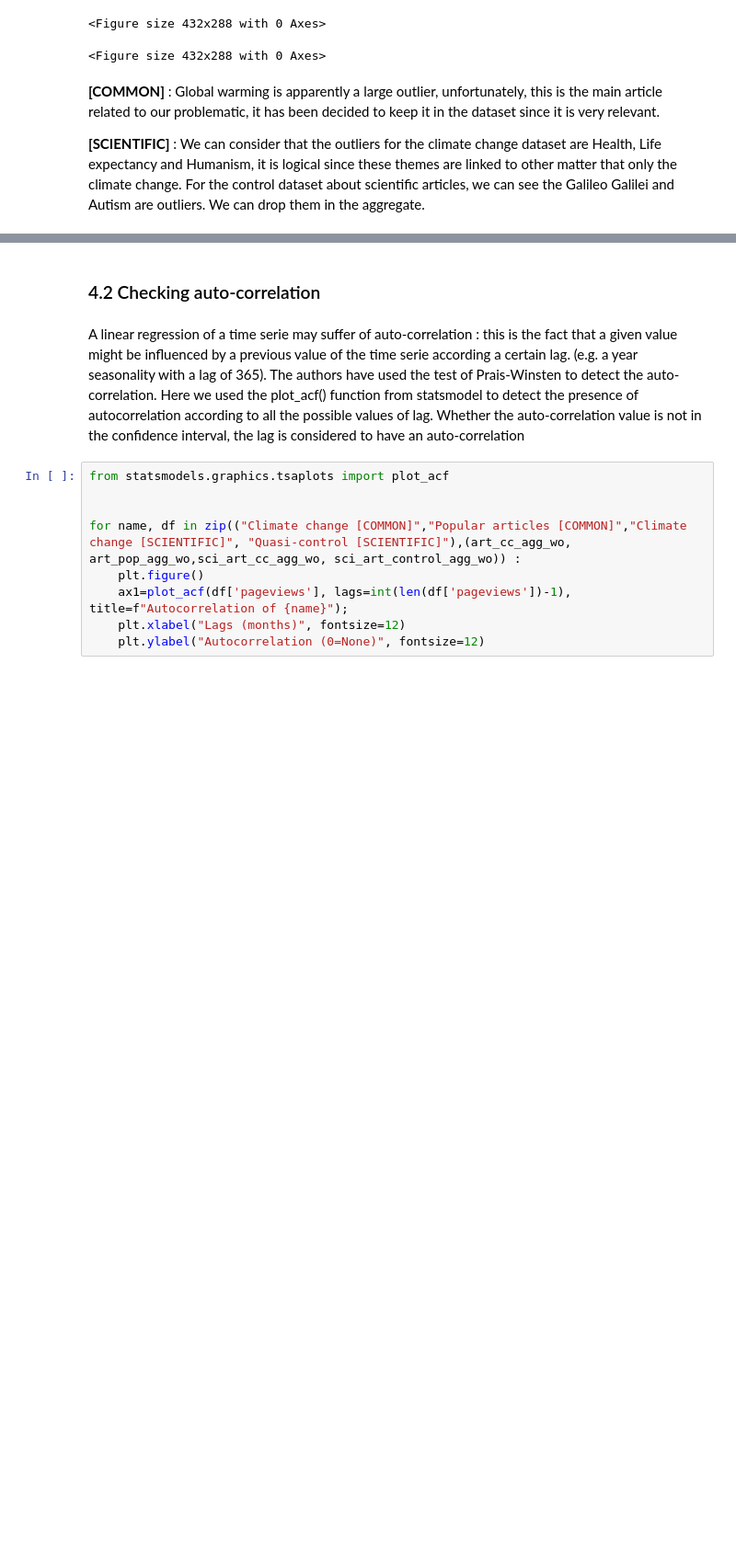
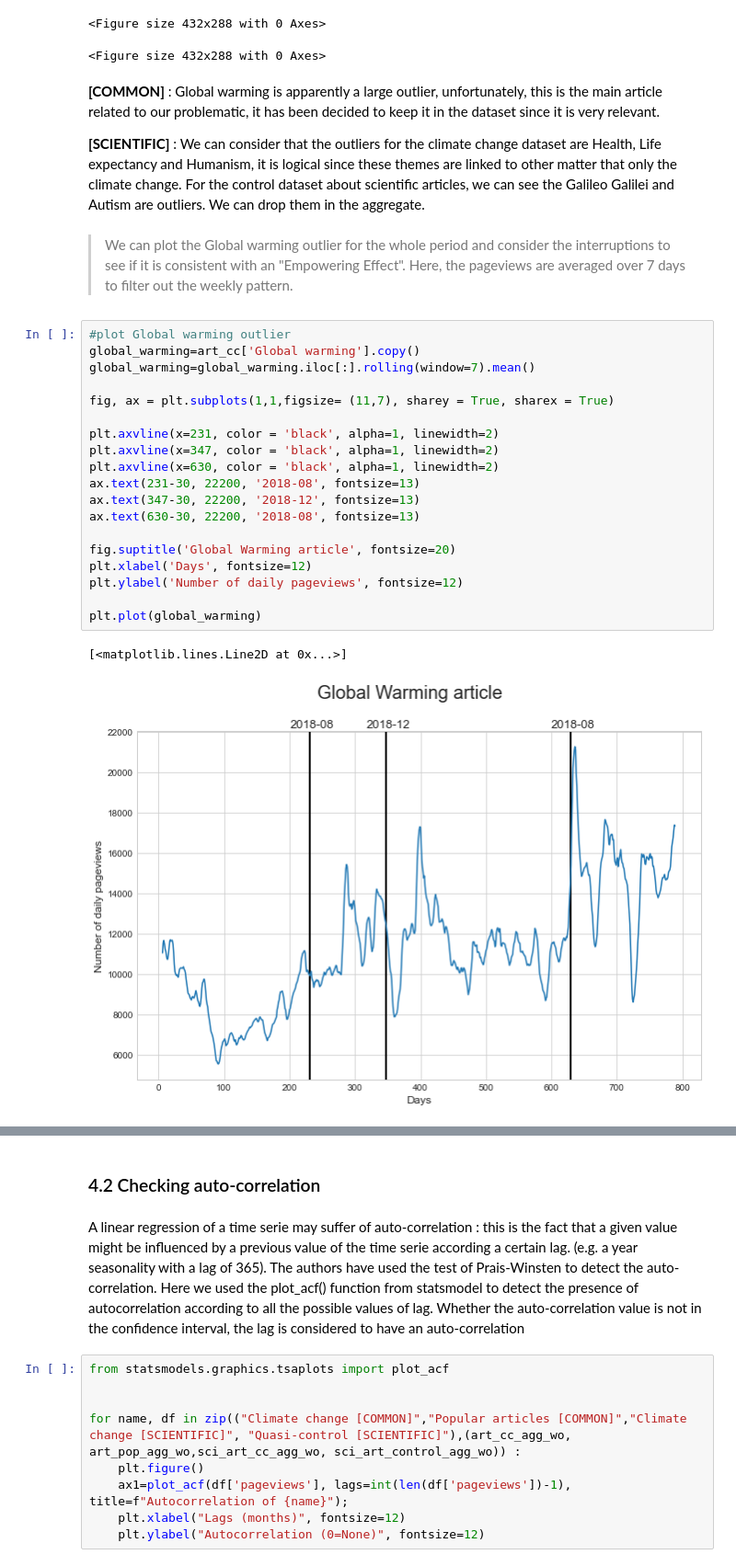
Before and after one commit to epfl-ada/ada-2020-project-milestone-p3-p3_tadaa, a Jupyter notebook: creative_extension.ipynb, the cells around one changed output, grey strips where cells are left out. Shown: that part at 92% size. Cells and saved outputs as stored; diff of their text form; blank space fills up the shorter version.

Commit message:
outlier analysis

```diff
--- a/creative_extension.ipynb
+++ b/creative_extension.ipynb
@@ -711,3 +711,27 @@ dtype: float64
 **[COMMON]** : Global warming is apparently a large outlier, unfortunately, this is the main article related to our problematic, it has been decided to keep it in the dataset since it is very relevant.
 
 **[SCIENTIFIC]** : We can consider that the outliers for the climate change dataset are Health, Life expectancy and Humanism, it is logical since these themes are linked to other matter that only the climate change. For the control dataset about scientific articles, we can see the Galileo Galilei and Autism are outliers. We can drop them in the aggregate.
+# %% [markdown]
+> We can plot the Global warming outlier for the whole period and consider the interruptions to see if it is consistent with an "Empowering Effect". Here, the pageviews are averaged over 7 days to filter out the weekly pattern.
+# %%
+#plot Global warming outlier
+global_warming=art_cc['Global warming'].copy()
+global_warming=global_warming.iloc[:].rolling(window=7).mean()
+
+fig, ax = plt.subplots(1,1,figsize= (11,7), sharey = True, sharex = True)
+
+plt.axvline(x=231, color = 'black', alpha=1, linewidth=2)
+plt.axvline(x=347, color = 'black', alpha=1, linewidth=2)
+plt.axvline(x=630, color = 'black', alpha=1, linewidth=2)
+ax.text(231-30, 22200, '2018-08', fontsize=13)
+ax.text(347-30, 22200, '2018-12', fontsize=13)
+ax.text(630-30, 22200, '2018-08', fontsize=13)
+
+fig.suptitle('Global Warming article', fontsize=20)
+plt.xlabel('Days', fontsize=12)
+plt.ylabel('Number of daily pageviews', fontsize=12)
+
+plt.plot(global_warming)
+# %% [output]
+[<matplotlib.lines.Line2D at 0x...>]
+[figure, added]
```
Also changed, not shown: parts of 4 cells of this notebook.
